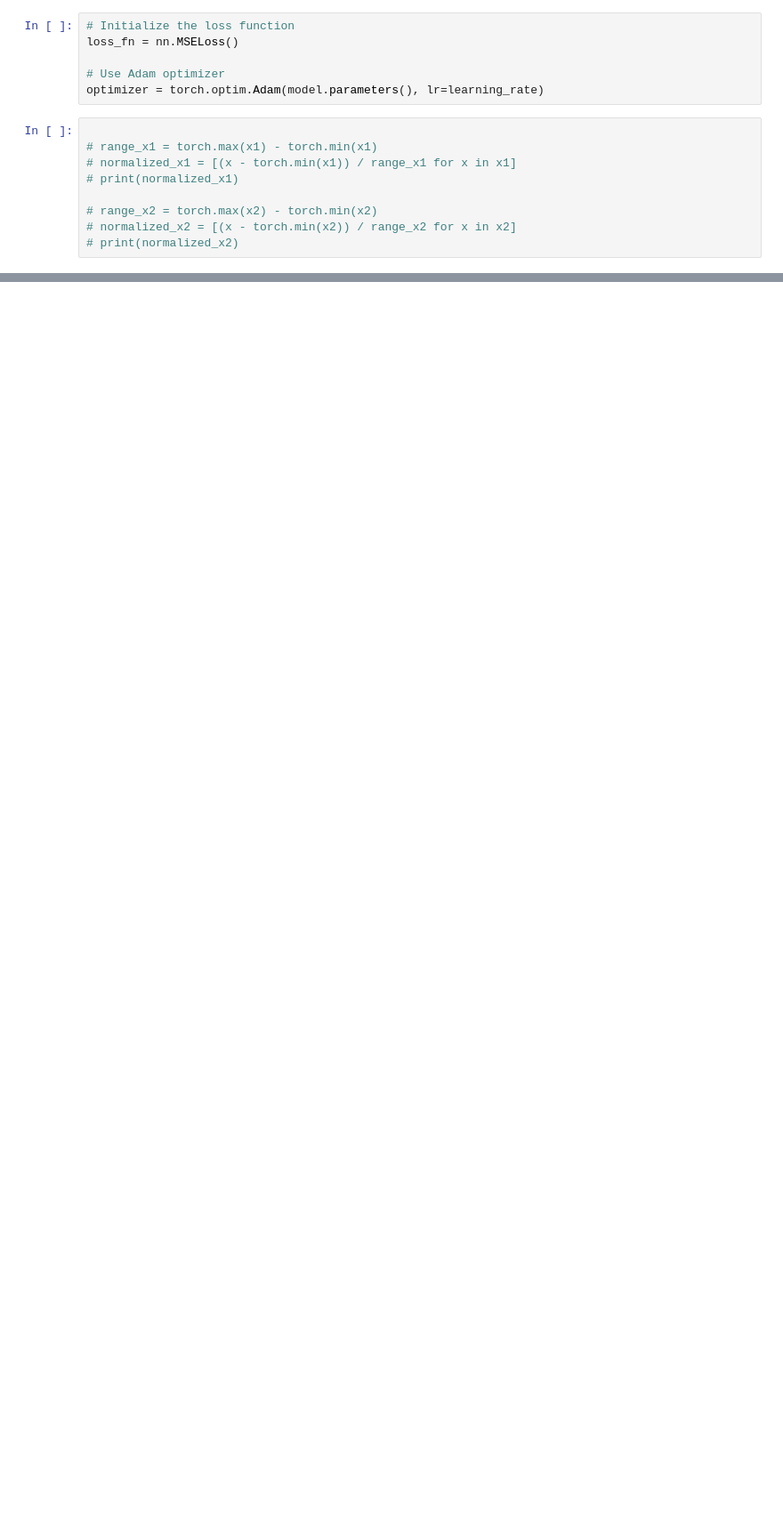
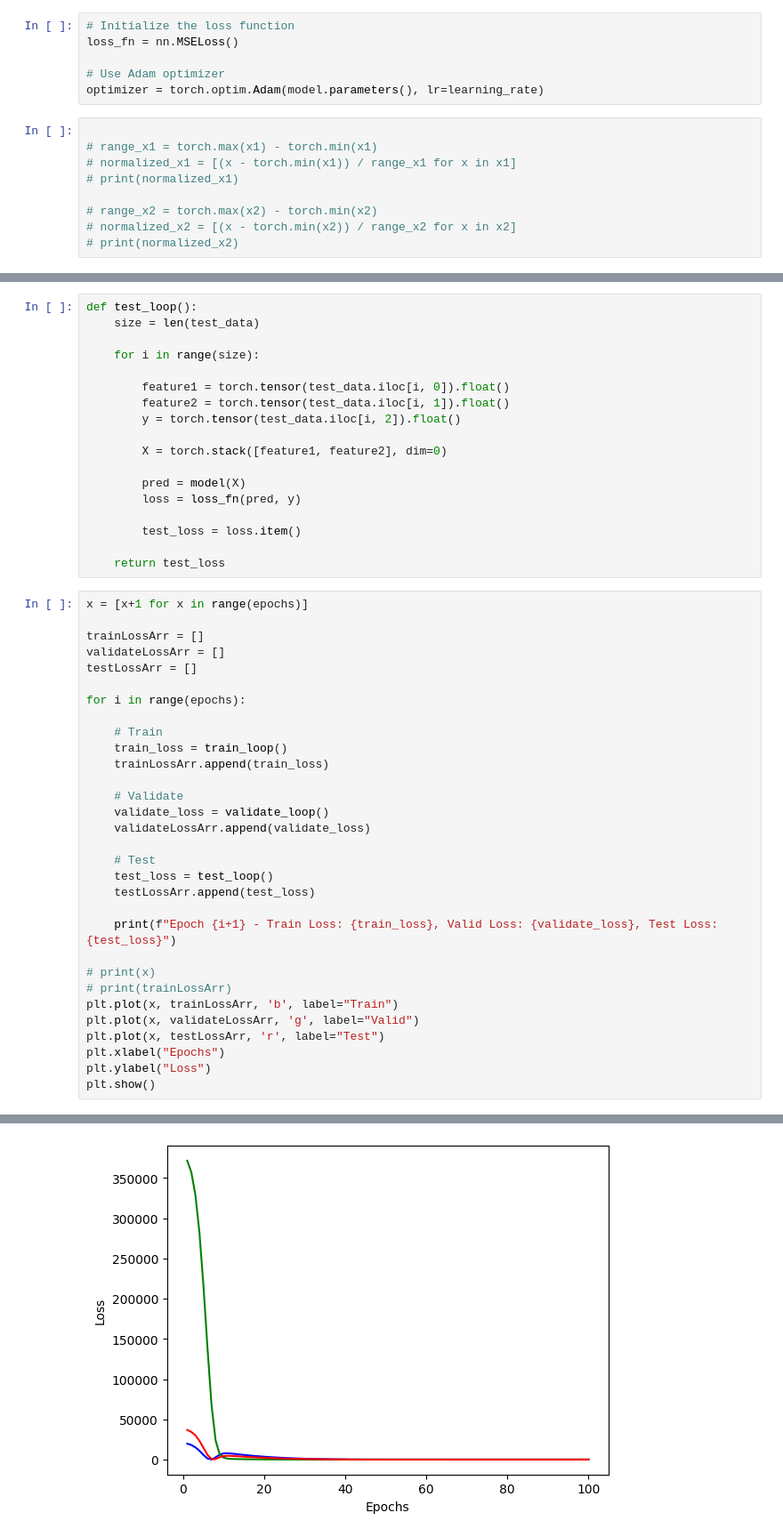
Before and after one commit to pauldebayan/CNN_Practice_1, a Jupyter notebook: 1_ANN_CNN.ipynb, the cells around one changed output, grey strips where cells are left out. Shown at 89% size. Drawn from its saved outputs; the diff is of its cells as text; blank space fills up the shorter version.

Commit message:
Train, Valid, Test split - pandas

```diff
--- a/1_ANN_CNN.ipynb
+++ b/1_ANN_CNN.ipynb
@@ -229,0 +267,50 @@ Row:9 - Loss: 0.027929725125432014
+# %%
+def test_loop():
+    size = len(test_data)
+
+    for i in range(size):
+
+        feature1 = torch.tensor(test_data.iloc[i, 0]).float()
+        feature2 = torch.tensor(test_data.iloc[i, 1]).float()
+        y = torch.tensor(test_data.iloc[i, 2]).float()
+
+        X = torch.stack([feature1, feature2], dim=0)
+
+        pred = model(X)
+        loss = loss_fn(pred, y)
+
+        test_loss = loss.item()
+
+    return test_loss
+# %%
+x = [x+1 for x in range(epochs)]
+
+trainLossArr = []
+validateLossArr = []
+testLossArr = []
+
+for i in range(epochs):
+
+    # Train
+    train_loss = train_loop()
+    trainLossArr.append(train_loss)
+
+    # Validate
+    validate_loss = validate_loop()
+    validateLossArr.append(validate_loss)
+
+    # Test
+    test_loss = test_loop()
+    testLossArr.append(test_loss)
+
+    print(f"Epoch {i+1} - Train Loss: {train_loss}, Valid Loss: {validate_loss}, Test Loss: {test_loss}")
+
+# print(x)
+# print(trainLossArr)
+plt.plot(x, trainLossArr, 'b', label="Train")
+plt.plot(x, validateLossArr, 'g', label="Valid")
+plt.plot(x, testLossArr, 'r', label="Test")
+plt.xlabel("Epochs")
+plt.ylabel("Loss")
+plt.show()
+# %% [output]
@@ -230 +334,2 @@ Row:9 - Loss: 0.027929725125432014
+[figure, added]
 # %%
```
Also changed, not shown: parts of 11 cells of this notebook.
